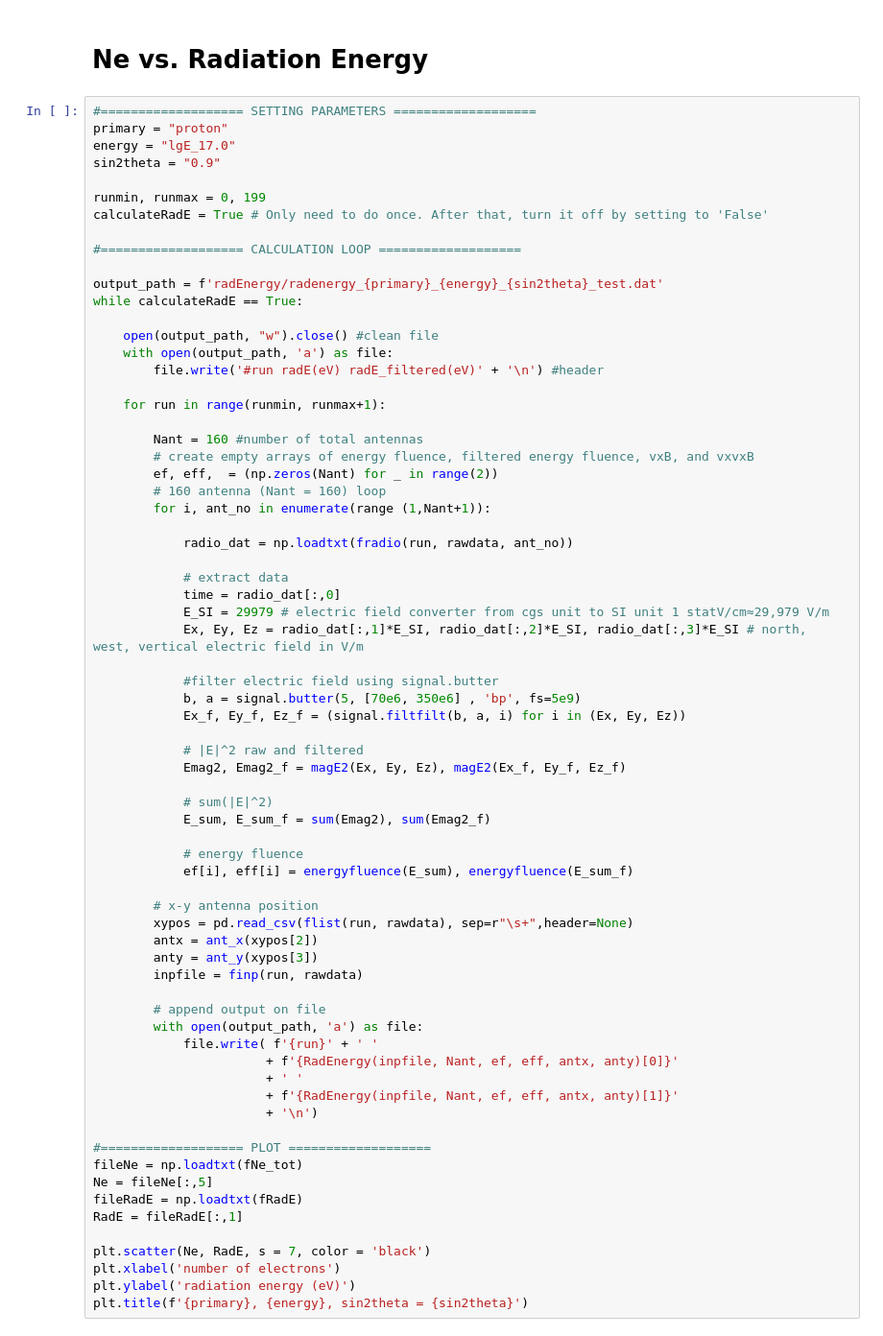
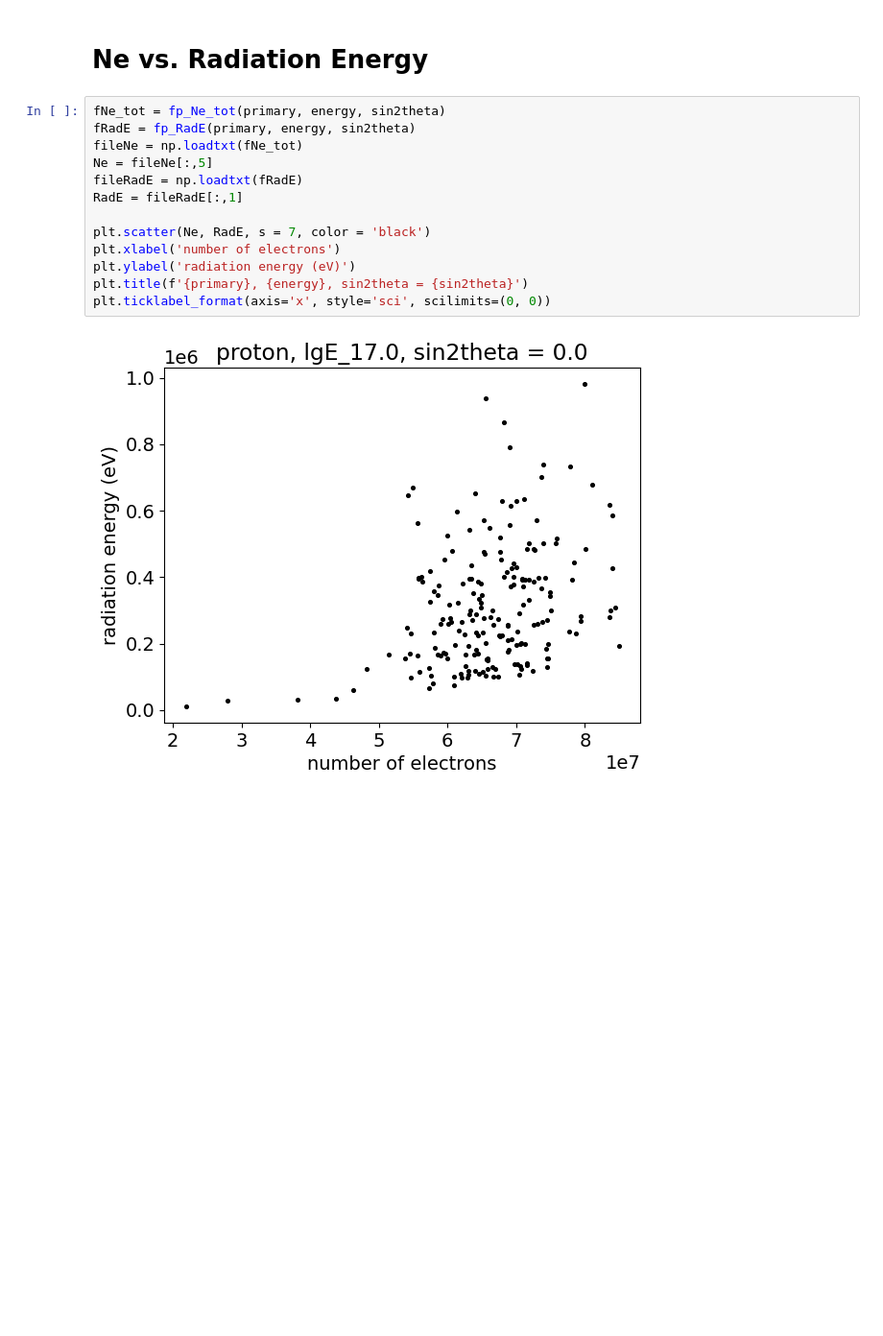
Before and after one commit to WassachonKam/CORSIKA-processing, a Jupyter notebook: corsikaPlot.ipynb, the cells around one changed output. Shown at 96% size. Cells and saved outputs as stored; diff of their text form; blank space fills up the shorter version.

```diff
--- a/corsikaPlot.ipynb
+++ b/corsikaPlot.ipynb
@@ -201,72 +210,17 @@ pltef(vxB, vxvxB, ef, eff, 'fft')
 # %% [markdown]
 # Ne vs. Radiation Energy
 # %%
-#=================== SETTING PARAMETERS ===================
-primary = "proton"
-energy = "lgE_17.0"
-sin2theta = "0.9"
-
-runmin, runmax = 0, 199
-calculateRadE = True # Only need to do once. After that, turn it off by setting to 'False'
-
-#=================== CALCULATION LOOP ===================
-
-output_path = f'radEnergy/radenergy_{primary}_{energy}_{sin2theta}_test.dat'
-while calculateRadE == True:
-
-    open(output_path, "w").close() #clean file
-    with open(output_path, 'a') as file:
-        file.write('#run radE(eV) radE_filtered(eV)' + '\n') #header
-
-    for run in range(runmin, runmax+1):
-
-        Nant = 160 #number of total antennas
-        # create empty arrays of energy fluence, filtered energy fluence, vxB, and vxvxB
-        ef, eff,  = (np.zeros(Nant) for _ in range(2))
-        # 160 antenna (Nant = 160) loop
-        for i, ant_no in enumerate(range (1,Nant+1)):
-
-            radio_dat = np.loadtxt(fradio(run, rawdata, ant_no))
-
-            # extract data
-            time = radio_dat[:,0]
-            E_SI = 29979 # electric field converter from cgs unit to SI unit 1 statV/cm≈29,979 V/m
-            Ex, Ey, Ez = radio_dat[:,1]*E_SI, radio_dat[:,2]*E_SI, radio_dat[:,3]*E_SI # north, west, vertical electric field in V/m
-
-            #filter electric field using signal.butter
-            b, a = signal.butter(5, [70e6, 350e6] , 'bp', fs=5e9)
-            Ex_f, Ey_f, Ez_f = (signal.filtfilt(b, a, i) for i in (Ex, Ey, Ez))
-
-            # |E|^2 raw and filtered
-            Emag2, Emag2_f = magE2(Ex, Ey, Ez), magE2(Ex_f, Ey_f, Ez_f)
-
-            # sum(|E|^2)
-            E_sum, E_sum_f = sum(Emag2), sum(Emag2_f)
-
-            # energy fluence
-            ef[i], eff[i] = energyfluence(E_sum), energyfluence(E_sum_f)
-
-        # x-y antenna position
-        xypos = pd.read_csv(flist(run, rawdata), sep=r"\s+",header=None)
-        antx = ant_x(xypos[2])
-        anty = ant_y(xypos[3])
-        inpfile = finp(run, rawdata)
-
-        # append output on file
-        with open(output_path, 'a') as file:
-            file.write( f'{run}' + ' '
-                       + f'{RadEnergy(inpfile, Nant, ef, eff, antx, anty)[0]}'
-                       + ' '
-                       + f'{RadEnergy(inpfile, Nant, ef, eff, antx, anty)[1]}'
-                       + '\n')
-
-#=================== PLOT ===================
+fNe_tot = fp_Ne_tot(primary, energy, sin2theta)
+fRadE = fp_RadE(primary, energy, sin2theta)
 fileNe = np.loadtxt(fNe_tot)
 Ne = fileNe[:,5]
 fileRadE = np.loadtxt(fRadE)
 RadE = fileRadE[:,1]
 
 plt.scatter(Ne, RadE, s = 7, color = 'black')
 plt.xlabel('number of electrons')
 plt.ylabel('radiation energy (eV)')
 plt.title(f'{primary}, {energy}, sin2theta = {sin2theta}')
+plt.ticklabel_format(axis='x', style='sci', scilimits=(0, 0))
+# %% [output]
+[figure, added]
```
Also changed, not shown: parts of 6 cells of this notebook, 5 other files.
